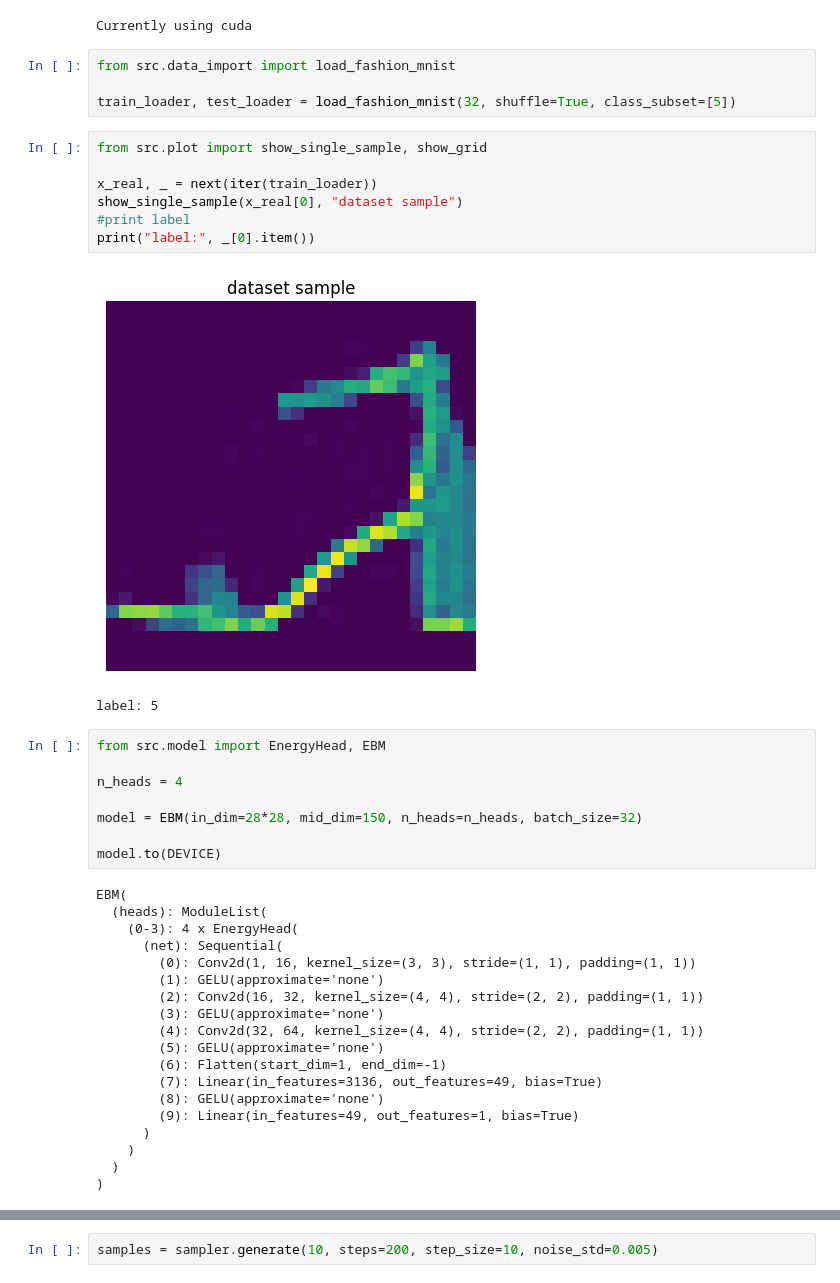
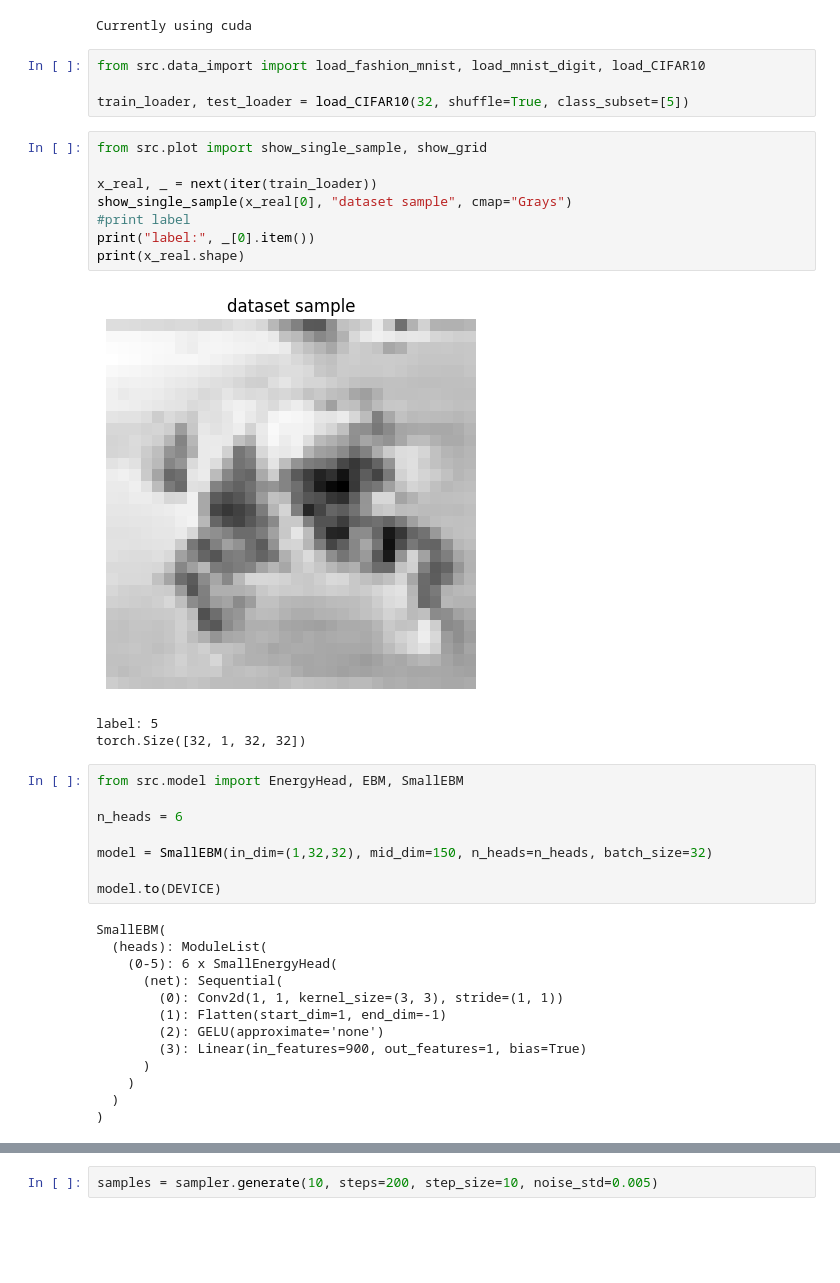
Before and after one commit to marco-cartago/EbmFcT, a Jupyter notebook: refactor_code/test_total_correlation.ipynb, the cells around one changed output, grey strips where cells are left out. Cells and saved outputs as stored; diff of their text form; blank space fills up the shorter version.

Commit message:
New experiment on cifar10

```diff
--- a/refactor_code/test_total_correlation.ipynb
+++ b/refactor_code/test_total_correlation.ipynb
@@ -9,42 +9,38 @@ print(f"Currently using {DEVICE}")
 # %% [output]
 Currently using cuda
 # %%
-from src.data_import import load_fashion_mnist
+from src.data_import import load_fashion_mnist, load_mnist_digit, load_CIFAR10
 
-train_loader, test_loader = load_fashion_mnist(32, shuffle=True, class_subset=[5])
+train_loader, test_loader = load_CIFAR10(32, shuffle=True, class_subset=[5])
 # %%
 from src.plot import show_single_sample, show_grid
 
 x_real, _ = next(iter(train_loader))
-show_single_sample(x_real[0], "dataset sample")
+show_single_sample(x_real[0], "dataset sample", cmap="Grays")
 #print label
 print("label:", _[0].item())
+print(x_real.shape)
 # %% [output]
-[figure, old version]
+[figure, new version]
 label: 5
+torch.Size([32, 1, 32, 32])
 # %%
-from src.model import EnergyHead, EBM
+from src.model import EnergyHead, EBM, SmallEBM
 
-n_heads = 4
+n_heads = 6
 
-model = EBM(in_dim=28*28, mid_dim=150, n_heads=n_heads, batch_size=32)
+model = SmallEBM(in_dim=(1,32,32), mid_dim=150, n_heads=n_heads, batch_size=32)
 
 model.to(DEVICE)
 # %% [output]
-EBM(
+SmallEBM(
   (heads): ModuleList(
-    (0-3): 4 x EnergyHead(
+    (0-5): 6 x SmallEnergyHead(
       (net): Sequential(
-        (0): Conv2d(1, 16, kernel_size=(3, 3), stride=(1, 1), padding=(1, 1))
-        (1): GELU(approximate='none')
-        (2): Conv2d(16, 32, kernel_size=(4, 4), stride=(2, 2), padding=(1, 1))
-        (3): GELU(approximate='none')
-        (4): Conv2d(32, 64, kernel_size=(4, 4), stride=(2, 2), padding=(1, 1))
-        (5): GELU(approximate='none')
-        (6): Flatten(start_dim=1, end_dim=-1)
-        (7): Linear(in_features=3136, out_features=49, bias=True)
-        (8): GELU(approximate='none')
-        (9): Linear(in_features=49, out_features=1, bias=True)
+        (0): Conv2d(1, 1, kernel_size=(3, 3), stride=(1, 1))
+        (1): Flatten(start_dim=1, end_dim=-1)
+        (2): GELU(approximate='none')
+        (3): Linear(in_features=900, out_features=1, bias=True)
       )
     )
   )
```
Also changed, not shown: parts of 6 cells of this notebook, 1 other file.
